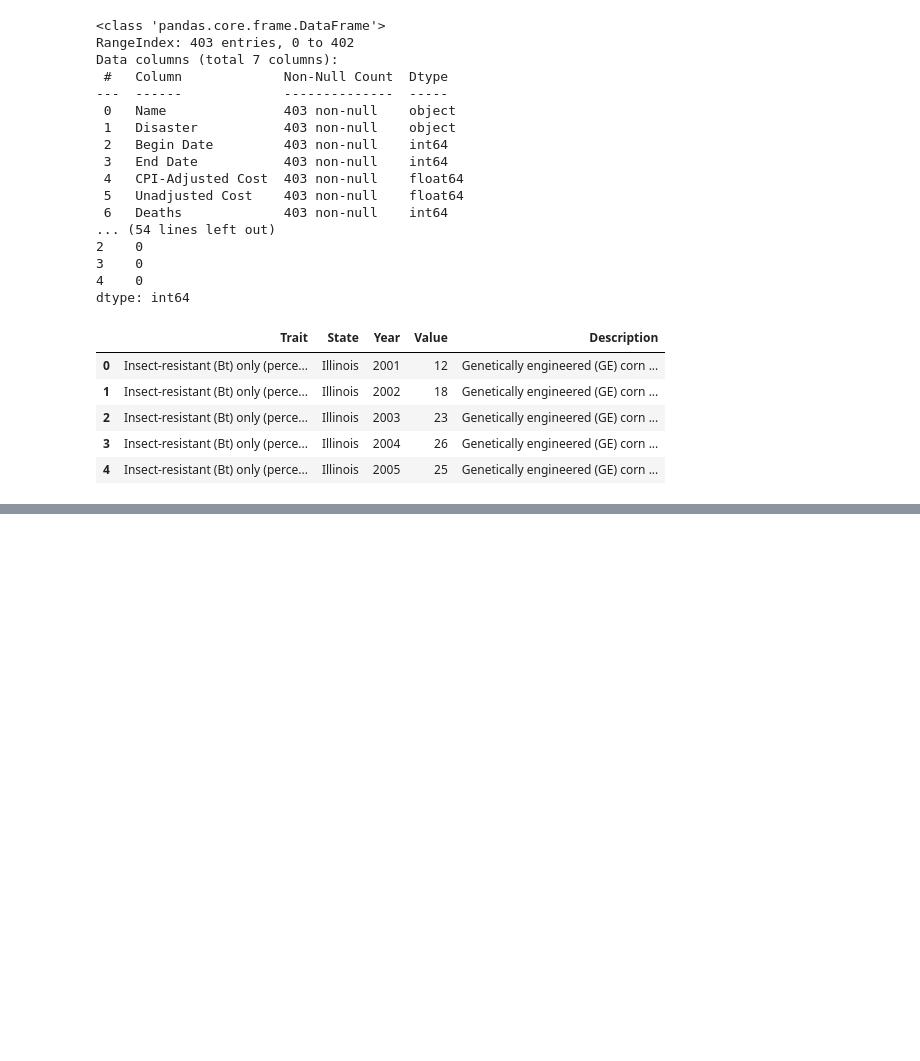
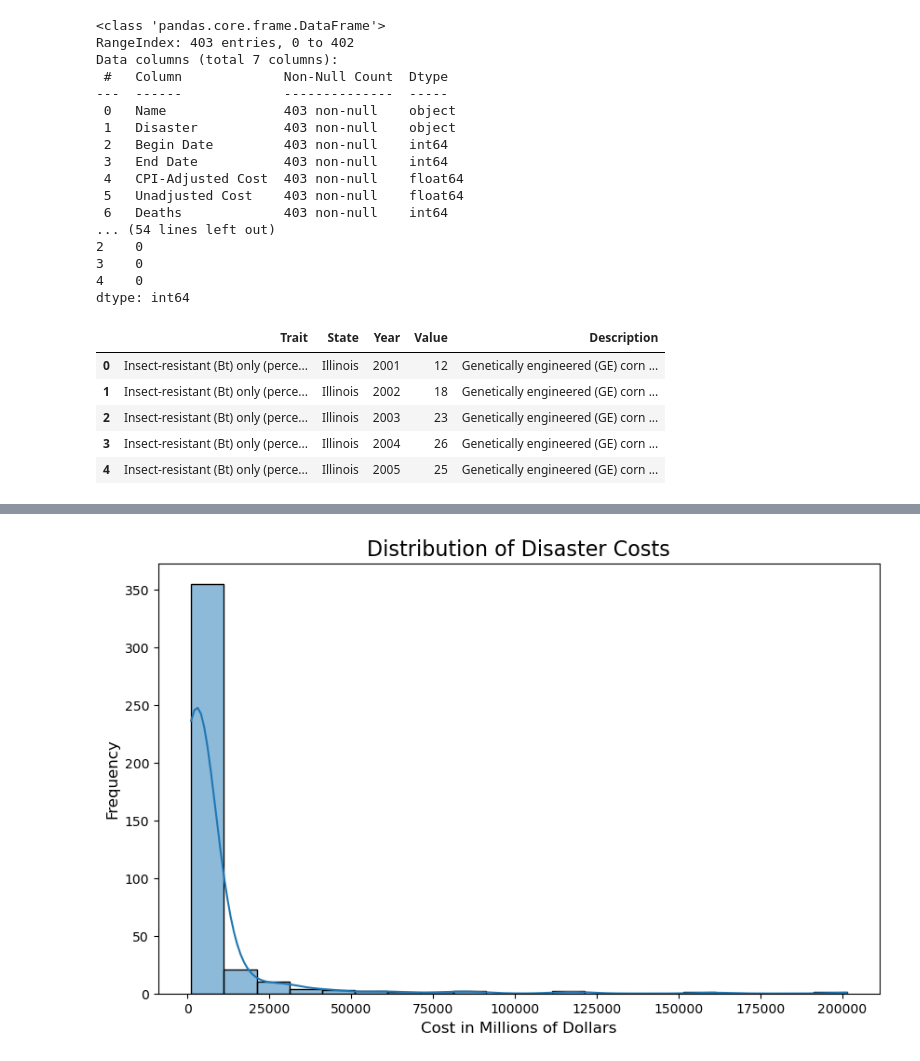
Before and after one commit to rudra90031/the-economic-impact-of-natural-disasters-on-local-economies, a Jupyter notebook: eco_impact.ipynb, the cells around one changed output, grey strips where cells are left out. Drawn from its saved outputs; the diff is of its cells as text; code cells hidden in the pictures; blank space fills up the shorter version.

```diff
--- a/eco_impact.ipynb
+++ b/eco_impact.ipynb
@@ -76,0 +115,9 @@ df_agri.head()
+# %%
+plt.figure(figsize=(10, 6))
+sns.histplot(df_disaster['CPI-Adjusted Cost'], bins=20, kde=True)
+plt.title('Distribution of Disaster Costs', fontsize=16)
+plt.xlabel('Cost in Millions of Dollars', fontsize=12)
+plt.ylabel('Frequency', fontsize=12)
+plt.show()
+# %% [output]
+[figure, added]
```
Also changed, not shown: parts of 19 cells of this notebook.
